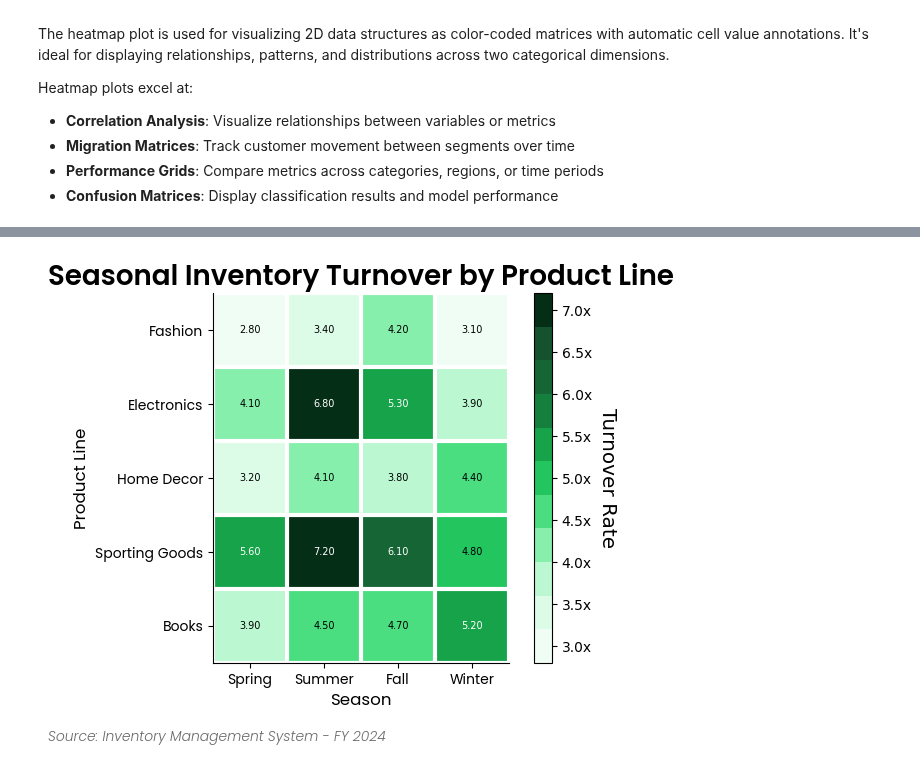
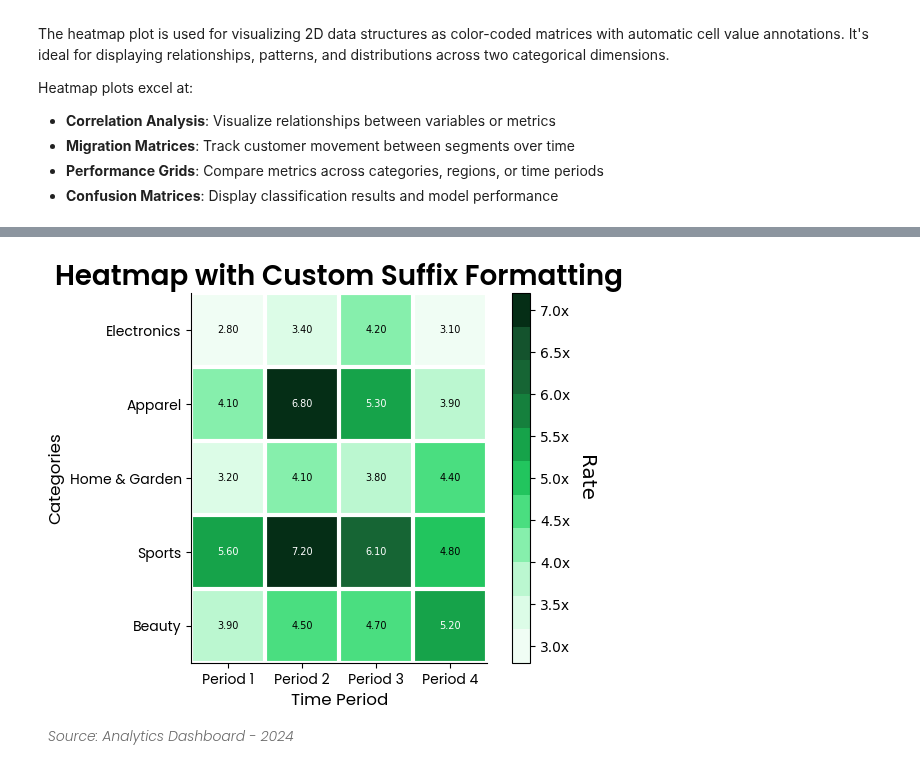
Before and after one commit to Data-Simply/pyretailscience, a Jupyter notebook: docs/gallery/plots/heatmap.ipynb, the cells around one changed output, grey strips where cells are left out. Cells and saved outputs as stored; diff of their text form; code cells hidden in the pictures.

```diff
--- a/docs/gallery/plots/heatmap.ipynb
+++ b/docs/gallery/plots/heatmap.ipynb
@@ -166,26 +83,26 @@ plt.show()
 # %%
-# Create sample inventory turnover data across product lines and seasons
+# Create sample data for custom formatting demonstration
 # fmt: off
-inventory_turnover = pd.DataFrame(
+custom_data = pd.DataFrame(
     {
-        "Spring": [2.8, 4.1, 3.2, 5.6, 3.9],
-        "Summer": [3.4, 6.8, 4.1, 7.2, 4.5],
-        "Fall": [4.2, 5.3, 3.8, 6.1, 4.7],
-        "Winter": [3.1, 3.9, 4.4, 4.8, 5.2],
+        "Period 1": [2.8, 4.1, 3.2, 5.6, 3.9],
+        "Period 2": [3.4, 6.8, 4.1, 7.2, 4.5],
+        "Period 3": [4.2, 5.3, 3.8, 6.1, 4.7],
+        "Period 4": [3.1, 3.9, 4.4, 4.8, 5.2],
     },
-    index=["Fashion", "Electronics", "Home Decor", "Sporting Goods", "Books"],
+    index=["Electronics", "Apparel", "Home & Garden", "Sports", "Beauty"],
 )
 # fmt: on
 
 ax = heatmap.plot(
-    inventory_turnover,
-    cbar_label="Turnover Rate",
+    custom_data,
+    cbar_label="Rate",
     cbar_format="{x:.1f}x",  # Custom format with 'x' suffix
-    title="Seasonal Inventory Turnover by Product Line",
-    x_label="Season",
-    y_label="Product Line",
-    source_text="Source: Inventory Management System - FY 2024",
+    title="Heatmap with Custom Suffix Formatting",
+    x_label="Time Period",
+    y_label="Categories",
+    source_text="Source: Analytics Dashboard - 2024",
 )
 plt.show()
 # %% [output]
-[figure, old version]
+[figure, new version]
```
Also changed, not shown: parts of 10 cells of this notebook.
